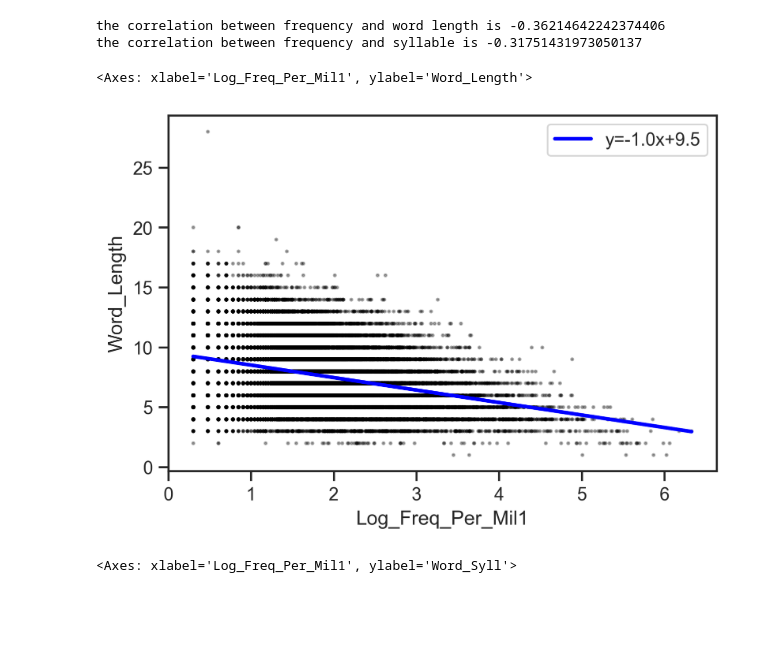
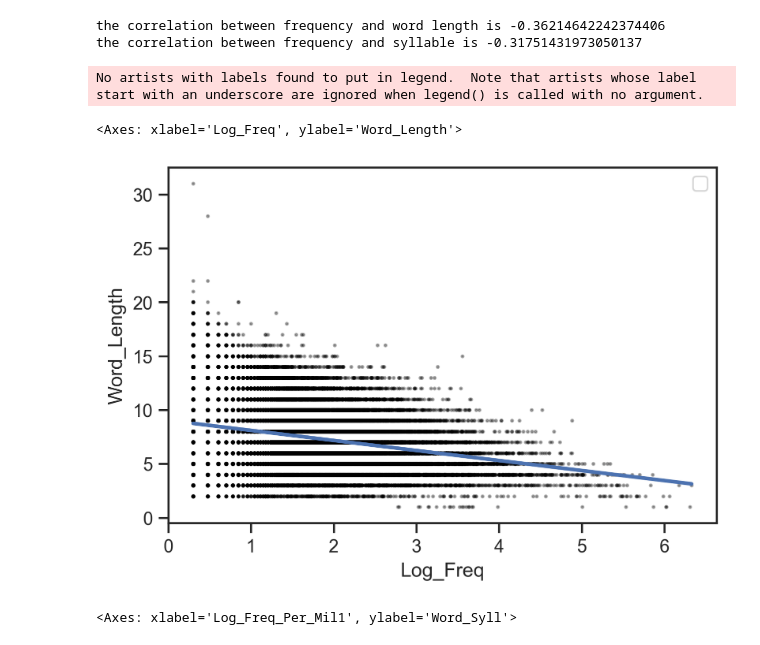
Before and after one commit to leahteich/word_studies, a Jupyter notebook: freq.ipynb, the cells around one changed output. Drawn from its saved outputs; the diff is of its cells as text; code cells hidden in the pictures; blank space fills up the shorter version.

```diff
--- a/freq.ipynb
+++ b/freq.ipynb
@@ -31,0 +21,2 @@ freq_data_full
+# %%
+freq_data_full = pd.read_csv("big_df_freqs_sylls.csv")
@@ -51,18 +58,18 @@ sns.set_context('notebook')
 sns.set_style("ticks")
 # %%
 # get coeffs of linear fit
-slope, intercept, r_value, p_value, std_err = stats.linregress(freq_data_full["Log_Freq_Per_Mil1"],freq_data_full["Word_Length"])
+slope, intercept, r_value, p_value, std_err = stats.linregress(freq_data_full["Log_Freq"],freq_data_full["Word_Length"])
 
-ax = sns.regplot(x = freq_data_full["Log_Freq_Per_Mil1"], y = freq_data_full["Word_Length"],
+ax = sns.regplot(x = freq_data_full["Log_Freq"], y = freq_data_full["Word_Length"],
             scatter_kws = {"color": "black", "alpha": 0.3,'s':2},
-            line_kws = {"color": "blue", 'label':"y={0:.1f}x+{1:.1f}".format(slope,intercept)},
             ci = 95)
 ax.legend()
 
 ax
 # %% [output]
-<Axes: xlabel='Log_Freq_Per_Mil1', ylabel='Word_Length'>
+No artists with labels found to put in legend.  Note that artists whose label start with an underscore are ignored when legend() is called with no argument.
+<Axes: xlabel='Log_Freq', ylabel='Word_Length'>
-[figure, old version]
+[figure, new version]
 # %%
 # get coeffs of linear fit
 slope, intercept, r_value, p_value, std_err = stats.linregress(freq_data_full["Log_Freq_Per_Mil1"],freq_data_full["Word_Syll"])
```
Also changed, not shown: parts of 5 cells of this notebook, 20 other files.
